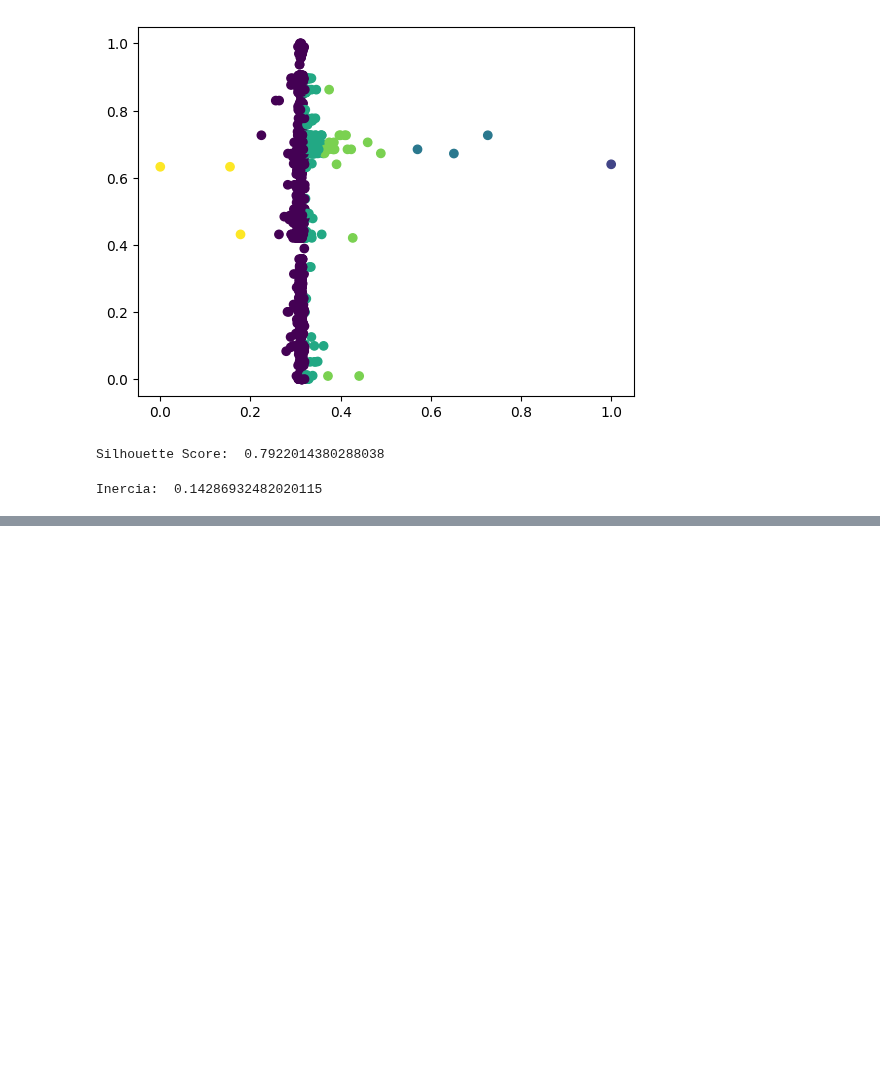
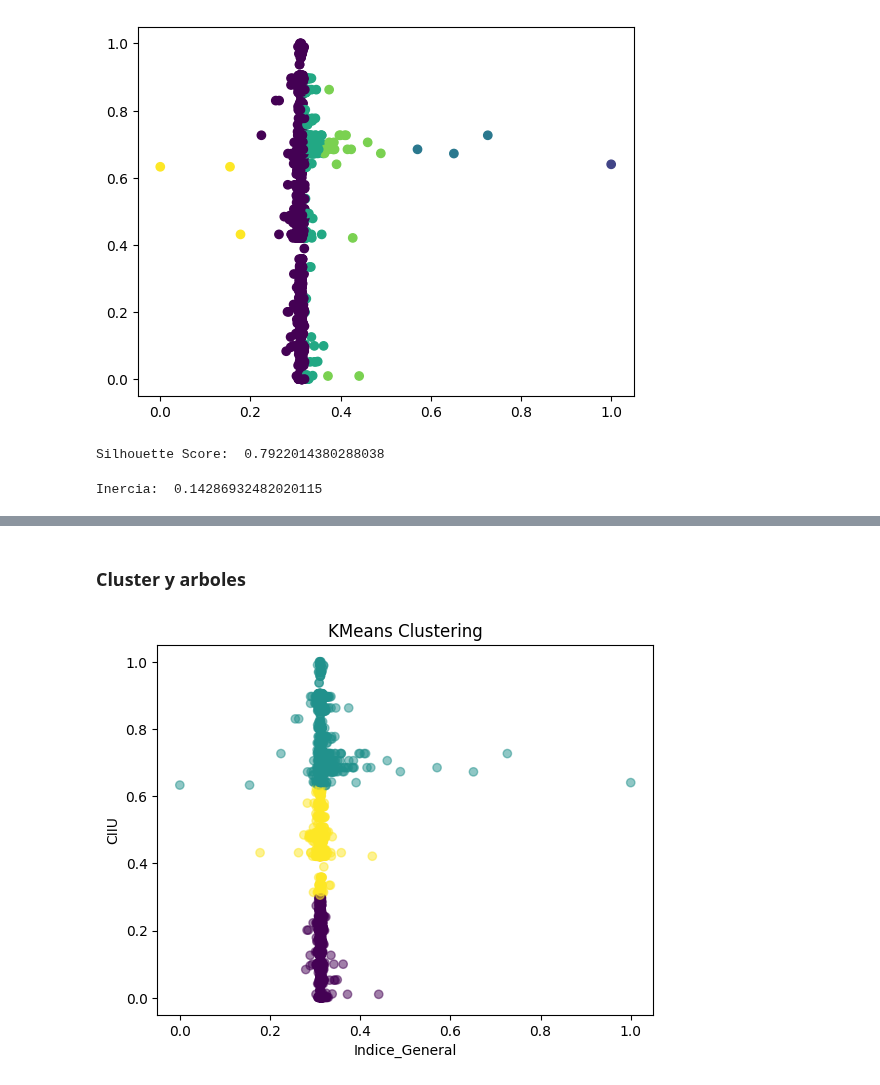
Before and after one commit to CesarMaldonado14/Proyecto-3-IA, a Jupyter notebook: Project_Notebook.ipynb, the cells around one changed output, grey strips where cells are left out. Saved outputs shown, nothing was run; the diff lists cells and outputs as text; code cells hidden in the pictures; blank space fills up the shorter version.

```diff
--- a/Project_Notebook.ipynb
+++ b/Project_Notebook.ipynb
@@ -588,0 +583,28 @@ valores_mayores
+# %% [markdown]
+### Cluster y arboles
+# %%
+from sklearn.cluster import KMeans
+import pandas as pd
+import matplotlib.pyplot as plt
+
+X = df_encoded[['Indice_General', 'CIIU']]
+
+num_clusters = 3
+
+
+kmeans = KMeans(n_clusters=num_clusters, random_state=42)
+
+
+kmeans.fit(X)
+
+labels = kmeans.labels_
+
+df_encoded['Cluster'] = labels
+
+plt.scatter(df_encoded['Indice_General'], df_encoded['CIIU'], c=labels, cmap='viridis', alpha=0.5)
+plt.xlabel('Indice_General')
+plt.ylabel('CIIU')
+plt.title('KMeans Clustering')
+plt.show()
+# %% [output]
+[figure, added]
```
Also changed, not shown: parts of 6 cells of this notebook.
